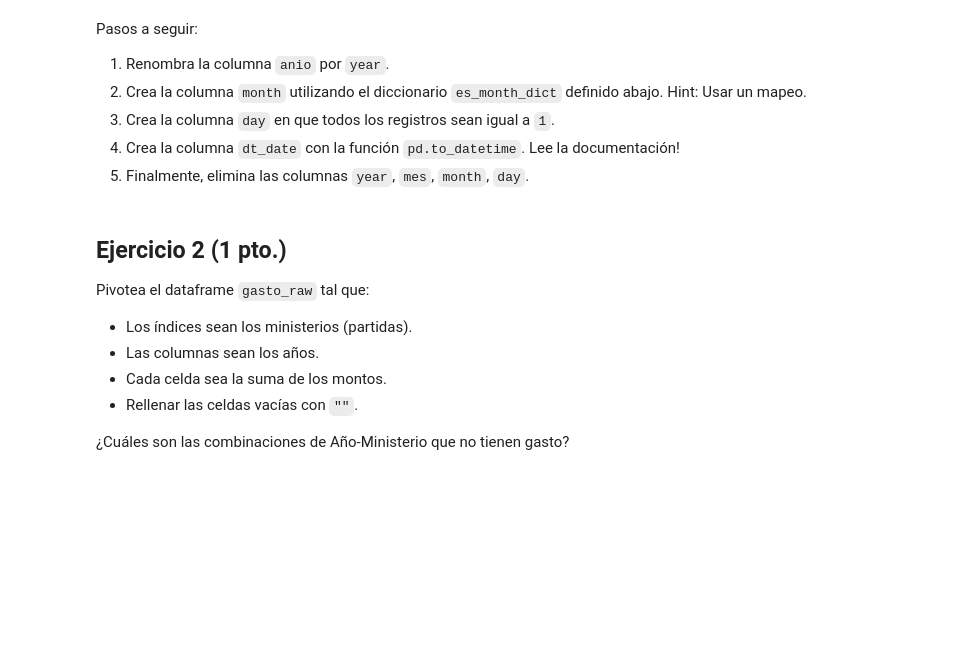
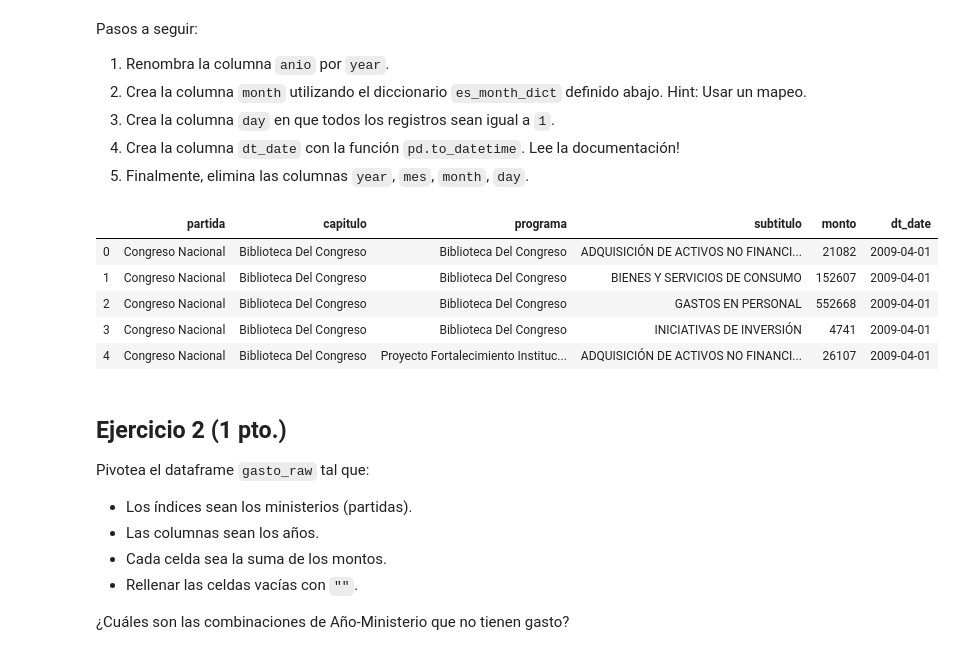
Before and after one commit to Crhlb/mat281_repositorio, a Jupyter notebook: m02_data_analysis/m02_c06_development/m02_c06_lab.ipynb, the cells around one changed output. Saved outputs shown, nothing was run; the diff lists cells and outputs as text; code cells hidden in the pictures; blank space fills up the shorter version.

```diff
--- a/m02_data_analysis/m02_c06_development/m02_c06_lab.ipynb
+++ b/m02_data_analysis/m02_c06_development/m02_c06_lab.ipynb
@@ -68,14 +68,21 @@ es_month_dict = {
 }
 # %%
 gasto = (
-    gasto_raw. ## FIX ME - Renombrar columna ##
+    gasto_raw.rename(columns={"anio":"year"}) ## FIX ME - Renombrar columna ##
     .assign(
-        month=lambda x: x["mes"]. ## FIX ME - Map ##,
-        day=## FIX ME - Día 1  de cada mes ##,
-        dt_date=pd.to_datetime(## FIX ME ##)
-    ).drop(columns=## FIX ME ##)
+        month=lambda x: x["mes"].str.lower().map(es_month_dict), ## FIX ME - Map ##
+        day=1, ## FIX ME - Día 1  de cada mes ##
+        dt_date=lambda x: pd.to_datetime(x.loc[:,["year","month","day"]])
+    ).drop(columns=["year","mes","month","day"])
 )
 gasto.head()
+# %% [output]
+|  | partida | capitulo | programa | subtitulo | monto | dt_date |
+| 0 | Congreso Nacional | Biblioteca Del Congreso | Biblioteca Del Congreso | ADQUISICIÓN DE ACTIVOS NO FINANCI... | 21082 | 2009-04-01 |
+| 1 | Congreso Nacional | Biblioteca Del Congreso | Biblioteca Del Congreso | BIENES Y SERVICIOS DE CONSUMO | 152607 | 2009-04-01 |
+| 2 | Congreso Nacional | Biblioteca Del Congreso | Biblioteca Del Congreso | GASTOS EN PERSONAL | 552668 | 2009-04-01 |
+| 3 | Congreso Nacional | Biblioteca Del Congreso | Biblioteca Del Congreso | INICIATIVAS DE INVERSIÓN | 4741 | 2009-04-01 |
+| 4 | Congreso Nacional | Biblioteca Del Congreso | Proyecto Fortalecimiento Instituc... | ADQUISICIÓN DE ACTIVOS NO FINANCI... | 26107 | 2009-04-01 |
 # %% [markdown]
 ## Ejercicio 2 (1 pto.)
 
```
Also changed, not shown: parts of 9 cells of this notebook, 2 other files.
